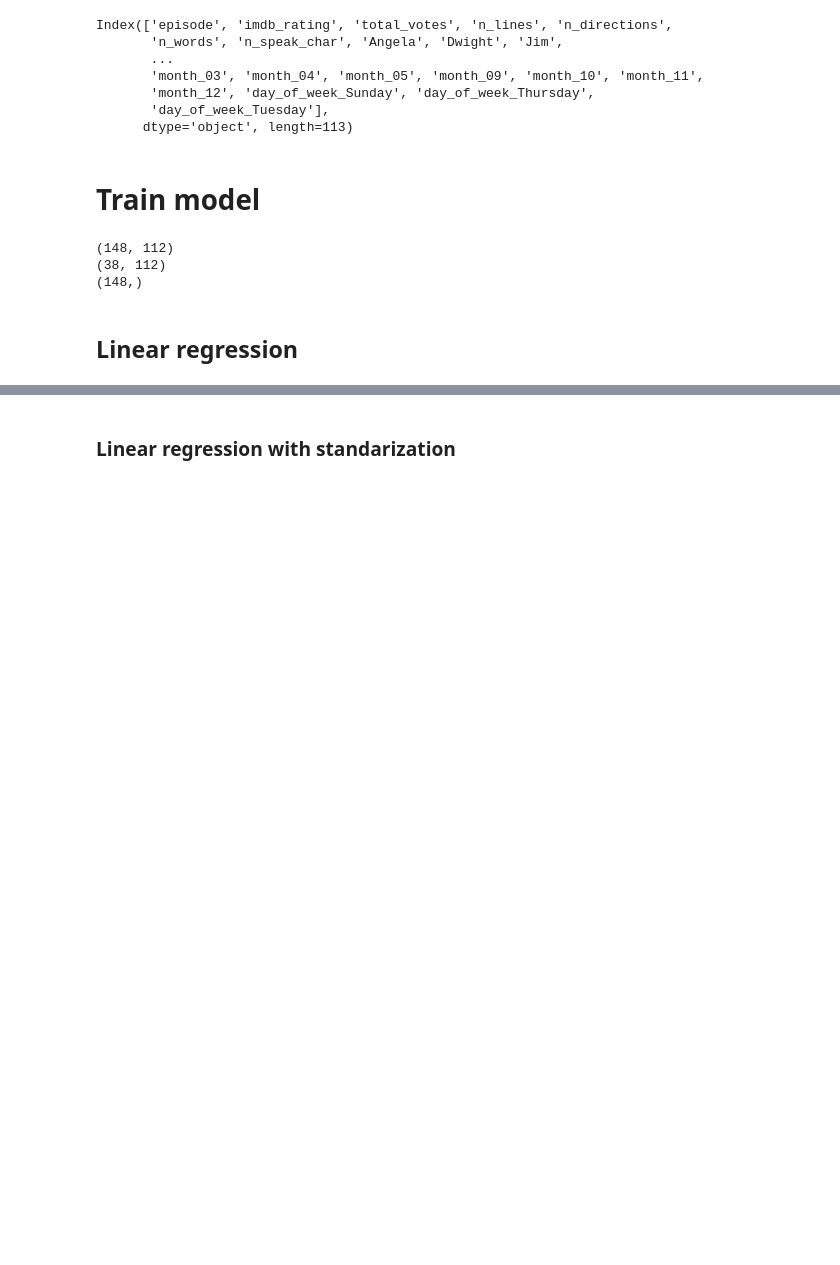
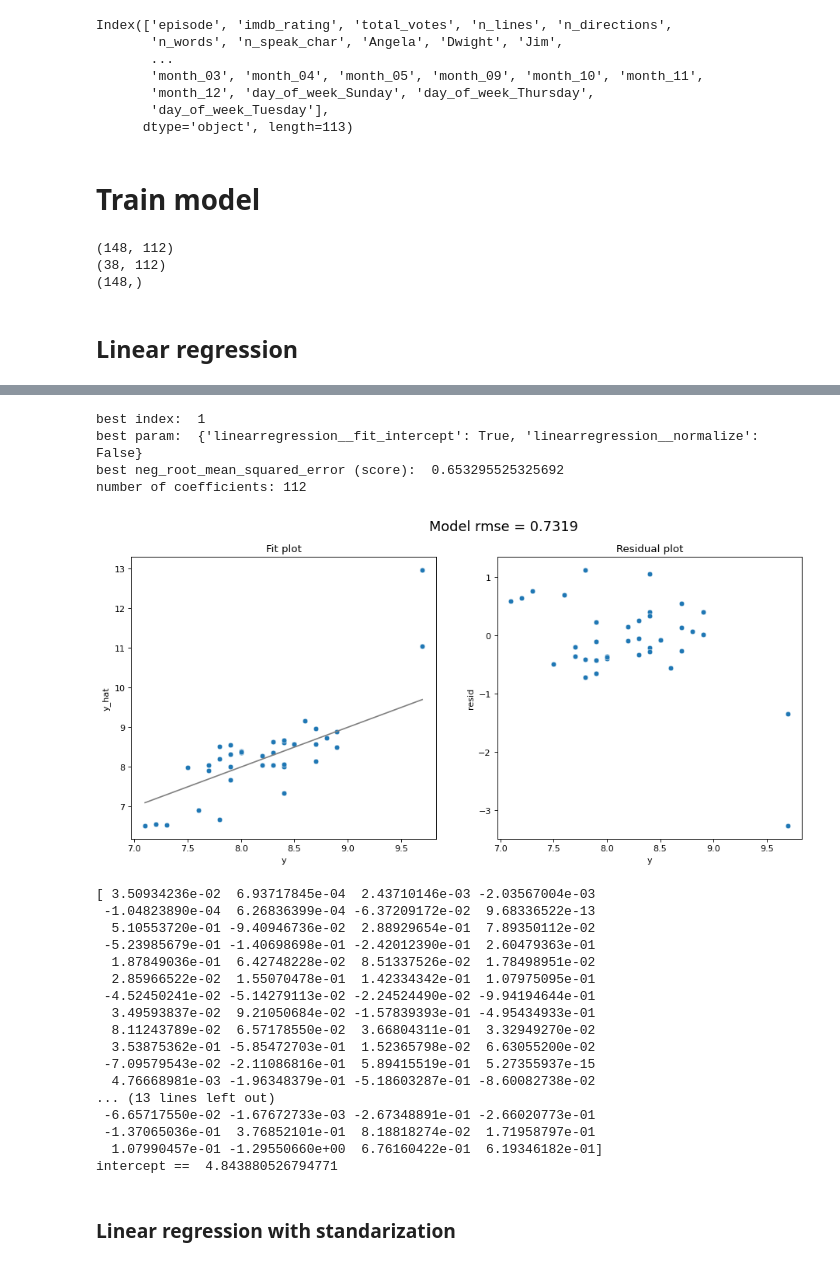
Before and after one commit to s2133934/ML_python_project1, a Jupyter notebook: project1.ipynb, the cells around one changed output, grey strips where cells are left out. Saved outputs shown, nothing was run; the diff lists cells and outputs as text; code cells hidden in the pictures; blank space fills up the shorter version.

Commit message:
made linear regression into function

```diff
--- a/project1.ipynb
+++ b/project1.ipynb
@@ -363,3 +329,29 @@ intercept ==  4.84388052679309
+# %%
+# Run the linear reg for dataframe kk (one with directors missing etc)
+run_linear_reg(kk)
+# %% [output]
+best index:  1
+best param:  {'linearregression__fit_intercept': True, 'linearregression__normalize': False}
+best neg_root_mean_squared_error (score):  0.653295525325692
+number of coefficients: 112
+[figure, added]
+[ 3.50934236e-02  6.93717845e-04  2.43710146e-03 -2.03567004e-03
+ -1.04823890e-04  6.26836399e-04 -6.37209172e-02  9.68336522e-13
+  5.10553720e-01 -9.40946736e-02  2.88929654e-01  7.89350112e-02
+ -5.23985679e-01 -1.40698698e-01 -2.42012390e-01  2.60479363e-01
+  1.87849036e-01  6.42748228e-02  8.51337526e-02  1.78498951e-02
+  2.85966522e-02  1.55070478e-01  1.42334342e-01  1.07975095e-01
+ -4.52450241e-02 -5.14279113e-02 -2.24524490e-02 -9.94194644e-01
+  3.49593837e-02  9.21050684e-02 -1.57839393e-01 -4.95434933e-01
+  8.11243789e-02  6.57178550e-02  3.66804311e-01  3.32949270e-02
+  3.53875362e-01 -5.85472703e-01  1.52365798e-02  6.63055200e-02
+ -7.09579543e-02 -2.11086816e-01  5.89415519e-01  5.27355937e-15
+  4.76668981e-03 -1.96348379e-01 -5.18603287e-01 -8.60082738e-02
+... (13 lines left out)
+ -6.65717550e-02 -1.67672733e-03 -2.67348891e-01 -2.66020773e-01
+ -1.37065036e-01  3.76852101e-01  8.18818274e-02  1.71958797e-01
+  1.07990457e-01 -1.29550660e+00  6.76160422e-01  6.19346182e-01]
+intercept ==  4.843880526794771
 # %% [markdown]
 ### Linear regression with standarization
 # %%
```
Also changed, not shown: parts of 16 cells of this notebook.
